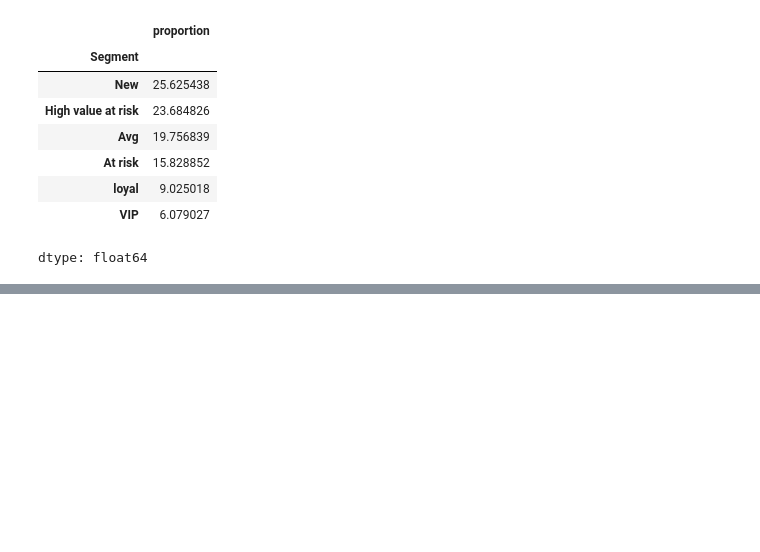
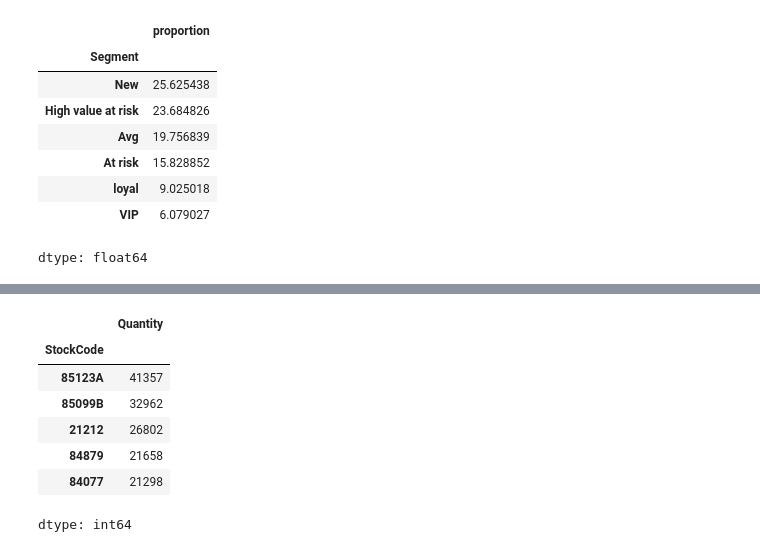
Before and after one commit to RoAr29/ecommerce-recommendation-system, a Jupyter notebook: ecommerce_product_recommendation_engine.ipynb, the cells around one changed output, grey strips where cells are left out. Saved outputs shown, nothing was run; the diff lists cells and outputs as text; code cells hidden in the pictures; blank space fills up the shorter version.

```diff
--- a/ecommerce_product_recommendation_engine.ipynb
+++ b/ecommerce_product_recommendation_engine.ipynb
@@ -424,0 +446,14 @@ dtype: float64
+# %%
+def recommend_popular(n=10):
+    return popular_products.head(n)
+# %%
+recommend_popular(5) #mainly designed for new users and homepage
+# %% [output]
+|  | Quantity |
+| StockCode |  |
+| 85123A | 41357 |
+| 85099B | 32962 |
+| 21212 | 26802 |
+| 84879 | 21658 |
+| 84077 | 21298 |
+dtype: int64
```
Also changed, not shown: parts of 9 cells of this notebook.
